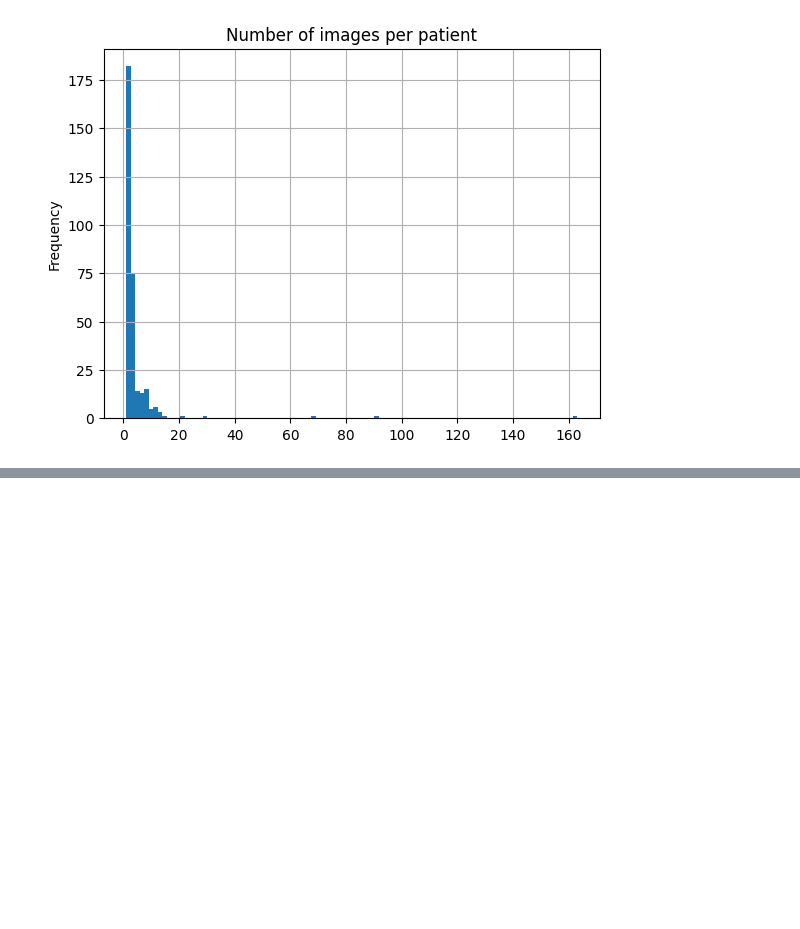
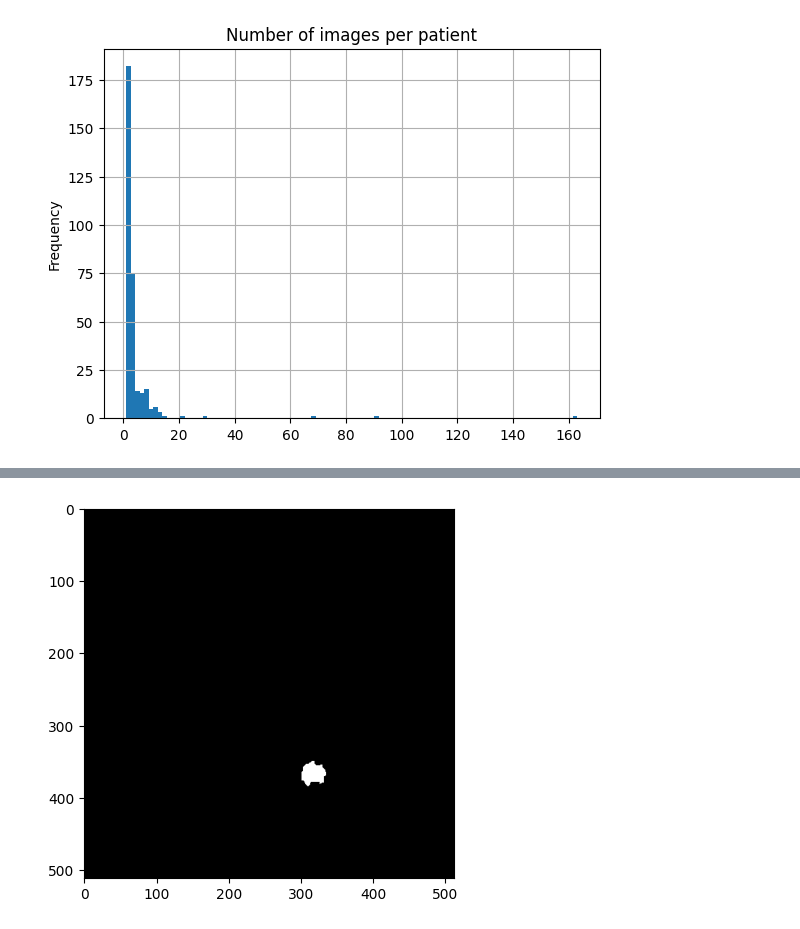
Before and after one commit to maxADeVisser/master_thesis, a Jupyter notebook: adhoc/lidc_eda.ipynb, the cells around one changed output, grey strips where cells are left out. Drawn from its saved outputs; the diff is of its cells as text; code cells hidden in the pictures; blank space fills up the shorter version.

```diff
--- a/testing/lidc_eda.ipynb
+++ b/adhoc/lidc_eda.ipynb
@@ -219,0 +252,8 @@ plt.show()
+# %%
+path = "/Users/newuser/Documents/ITU/master_thesis/data/lung_data/standardised_data_format/manifest-1585232716547/LIDC-IDRI/LIDC-IDRI-0001/01-01-2000-NA-NA-30178/3000567.000000-Segmentation of Nodule 1 - Annotation Nodule 001-90548/1-1.dcm"
+
+image = pydicom.dcmread(path)
+plt.imshow(image.pixel_array[5], cmap="gray")
+plt.show()
+# %% [output]
+[figure, added]
```
Also changed, not shown: parts of 13 cells of this notebook, 5 other files.
